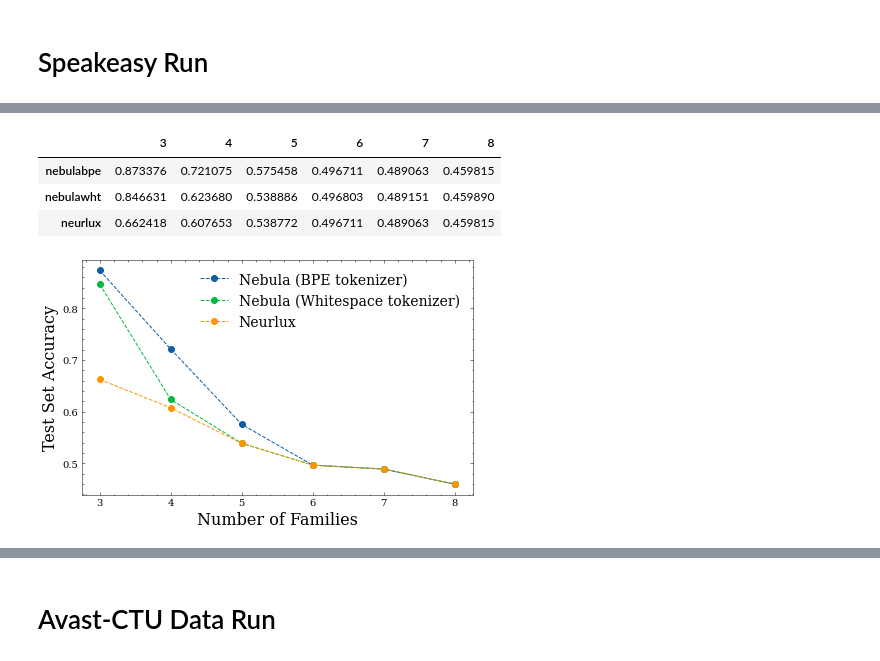
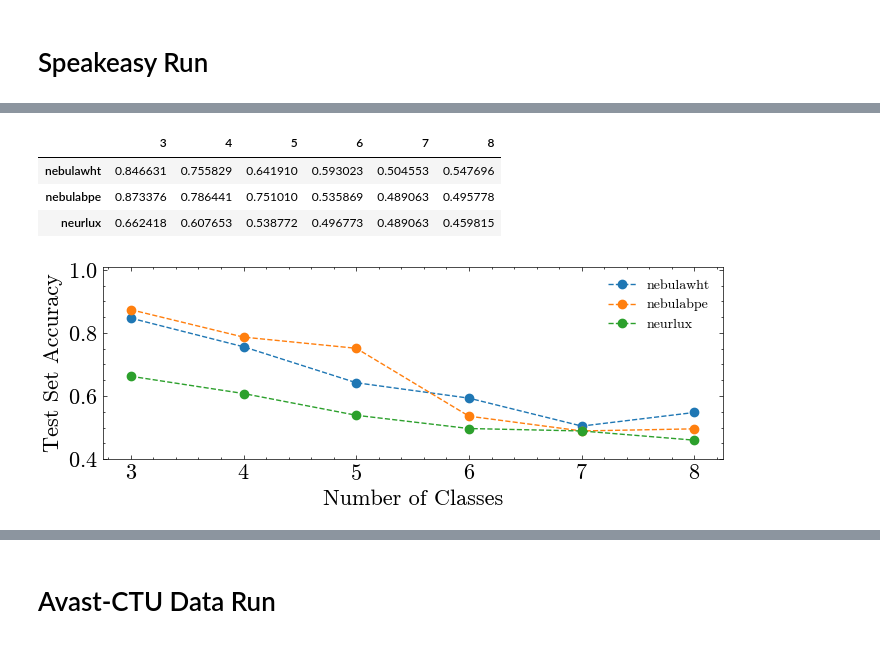
Before and after one commit to dtrizna/nebula, a Jupyter notebook: evaluation/paper_sota/results_family_downscale.ipynb, the cells around one changed output, grey strips where cells are left out. Saved outputs shown, nothing was run; the diff lists cells and outputs as text; code cells hidden in the pictures.

Commit message:
family downscale experiment and results

```diff
--- a/evaluation/paper_sota/results_family_downscale.ipynb
+++ b/evaluation/paper_sota/results_family_downscale.ipynb
@@ -23,12 +23,7 @@ def walk_training_folder(training_folder, metric, skip=[]):
         for subdir in subdirs:
             if 'nr_families' in subdir and subdir.endswith('csv'):
                 nr_of_families = int(subdir.split('nr_families_')[1].split('_')[0])
-                if "dropout" in training_folder:
-                    model = subdir.split('_')[0] + "_dropout0.5" if "0.5" in training_folder else subdir.split('_')[0] + "_dropout0.3"
-                elif "adam" in training_folder:
-                    model = subdir.split('_')[0] + "_adam"
-                else:
-                    model = subdir.split('_')[0]
+                model = subdir.split('_')[0]
                 if model in skip:
                     continue
                 metrics_file_fullpath = os.path.join(training_folder, subdir, "version_0", "metrics.csv")
@@ -72,14 +67,15 @@ def carve_out_stat(results, how='last'):
 
     return output
 
-def line_scatter_plot_stat(stat_df, skip=[], ax=None):
+
+
+def line_scatter_plot_stat(stat_df, skip=[], ax=None, linestyle="--", marker='o', tab_colors = ['tab:blue', 'tab:orange', 'tab:green']) -> plt.Axes:
     if ax is None:
         fig, ax = plt.subplots(figsize=(8,6))
 
-    for model in stat_df.T.columns:
+    for i, model in enumerate(stat_df.T.columns):
         if model in skip:
             continue
-        ax.plot(stat_df.T.index, stat_df.T[model], linestyle='--', marker='o', label=model)
+        ax.plot(stat_df.T.index, stat_df.T[model], linestyle=linestyle, marker=marker, label=model, color=tab_colors[i])
 
-    ax.legend()
     return ax
@@ -101,38 +171,44 @@ stat_df
 # %%
-fig, ax = plt.subplots(figsize=set_size())
+outfolder = 'out_family_downscale_speakeasy_PROD'
+fig, ax = plt.subplots(figsize=(8, 2.5))
 
-# results = read_stats(outfolder, 'val_acc', skip=['nebulabpe_dropout0.5', 'nebulawht_dropout0.5'])
-# stat_df = carve_out_stat(results, how='best')
-# ax = line_scatter_plot_stat(stat_df, ax=ax)
 results = read_stats(outfolder, 'val_acc', skip=['dmds'], training_prefix="ordered")
 stat_df = carve_out_stat(results, how='best')
 ax = line_scatter_plot_stat(stat_df, ax=ax)
 
-# ax.set_ylim(0.85, 1.01)
+# ax.set_ylim(0.4, 0.95)
 handles, labels = ax.get_legend_handles_labels()
 labels_new = [
+    'Nebula (Whitespace tokenizer)',
     'Nebula (BPE tokenizer)',
-    'Nebula (Whitespace tokenizer)',
     'Neurlux'
 ]
-ax.legend(
-    loc='upper right',
-    fontsize=14,
-    labels=labels_new,#[::-1],
-    handles=handles,#[::-1]
-)
+# ax.legend(
+#     loc='upper right',
+#     fontsize=14,
+#     labels=labels_new,#[::-1],
+#     handles=handles,#[::-1]
+# )
+# ax.legend([], [])
 
-ax.set_xlabel('Number of Families', fontsize=16)
+ax.set_ylim(0.4,1.01)
+
+ax.set_xlabel('Number of Classes', fontsize=16)
 ax.set_ylabel('Test Set Accuracy', fontsize=16)
+
+# increase size of xtickslabels and ytickslabels
+ax.tick_params(axis='both', which='major', labelsize=16)
+ax.tick_params(axis='both', which='minor', labelsize=16)
+
 stat_df
 
 # fig = ax.get_figure()
 fig.savefig(os.path.join('img', 'family_downscale_speakeasy.pdf'), dpi=300, bbox_inches='tight')
 
 stat_df
 # %% [output]
 |  | 3 | 4 | 5 | 6 | 7 | 8 |
-| nebulabpe | 0.873376 | 0.721075 | 0.575458 | 0.496711 | 0.489063 | 0.459815 |
-| nebulawht | 0.846631 | 0.623680 | 0.538886 | 0.496803 | 0.489151 | 0.459890 |
-| neurlux | 0.662418 | 0.607653 | 0.538772 | 0.496711 | 0.489063 | 0.459815 |
+| nebulawht | 0.846631 | 0.755829 | 0.641910 | 0.593023 | 0.504553 | 0.547696 |
+| nebulabpe | 0.873376 | 0.786441 | 0.751010 | 0.535869 | 0.489063 | 0.495778 |
+| neurlux | 0.662418 | 0.607653 | 0.538772 | 0.496773 | 0.489063 | 0.459815 |
-[figure, old version]
+[figure, new version]
```
Also changed, not shown: parts of 21 cells of this notebook, 5 other files.
